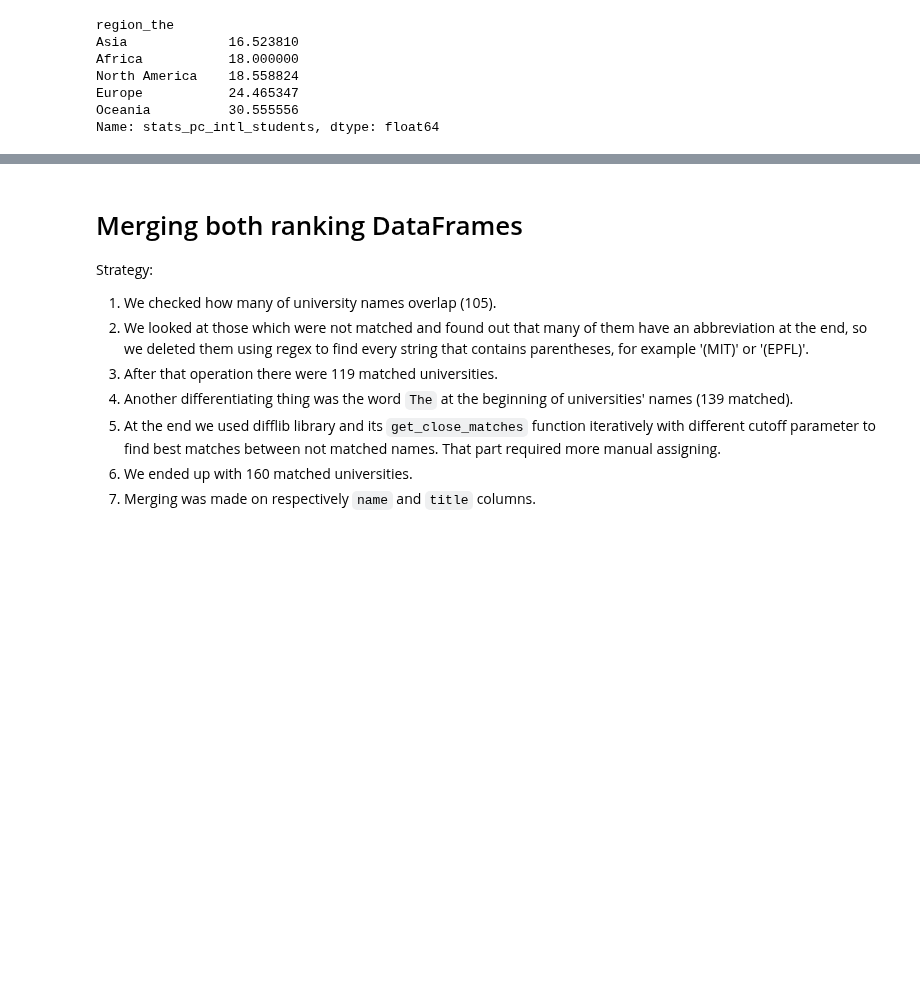
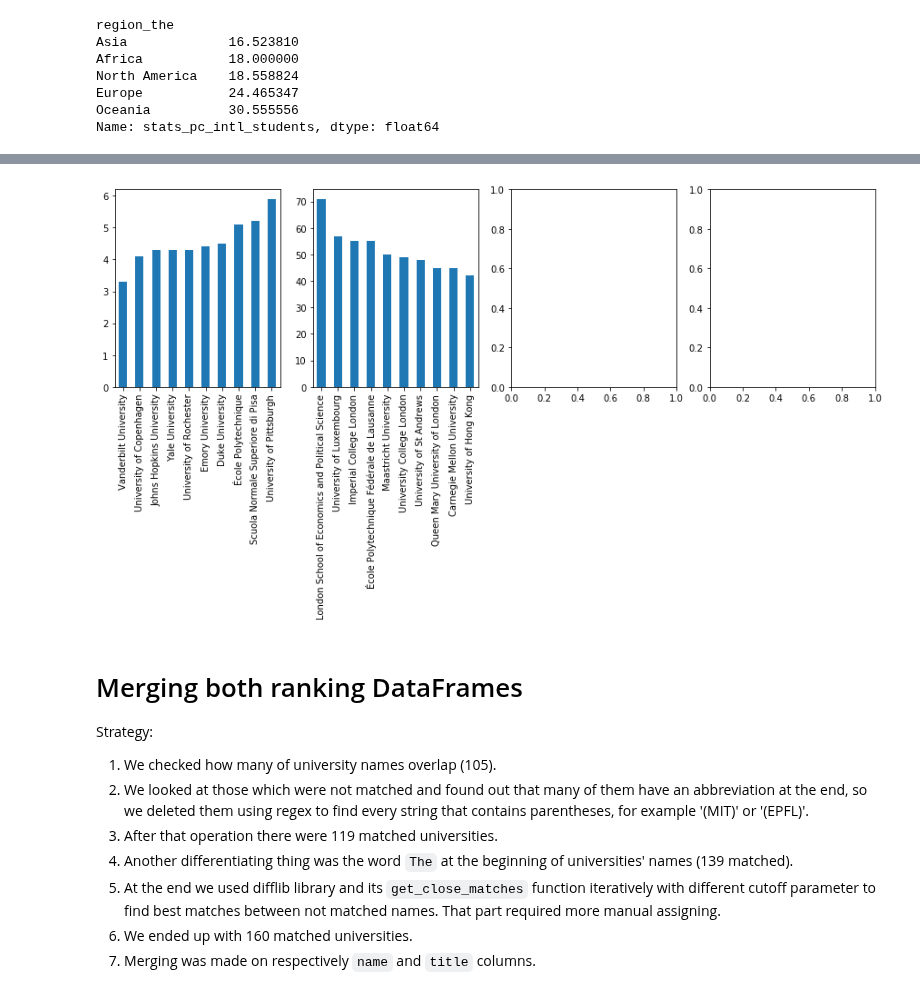
Before and after one commit to adamkozak/ADA2017-project, a Jupyter notebook: Homework/02 - Data from the Web/Homework 2.ipynb, the cells around one changed output, grey strips where cells are left out. Drawn from its saved outputs; the diff is of its cells as text; code cells hidden in the pictures; blank space fills up the shorter version.

Commit message:
schoolwise plots

```diff
--- a/Homework/02 - Data from the Web/Homework 2.ipynb
+++ b/Homework/02 - Data from the Web/Homework 2.ipynb
@@ -359,3 +379,27 @@ Name: stats_pc_intl_students, dtype: float64
+# %%
+#plt.bar(['a','b','c'],[1,2,3])
+#plt.bar(list(top_unis_times.loc[best_faculty_ratio.index]['name'].values),[0,1,2,3,4,5,6,7,8,9])
+#list(best_faculty_ratio.values)
+#plt.bar([1, 2, 3, 4], [1, 4, 9, 16],)
+#best_faculty_ratio.plot(x=top_unis_times.loc[best_faculty_ratio.index]['name'],kind='bar')
+#best_faculty_ratio.plot(kind='bar')
+#plt.xticks(list(best_faculty_ratio.index),['a','s','d','f','g','h','j','k','l','p'])
+#plt.xticks(range(0,10),['a','s','d','f','g','h','j','k','l','p'])
+
+fig,axs = plt.subplots(1,4)
+fig.set_figwidth(15)
+
+plt.sca(axs[0])
+best_faculty_ratio.plot(kind='bar')
+plt.xticks(range(0,10),list(top_unis_times.loc[best_faculty_ratio.index]['name'].values))
+
+plt.sca(axs[1])
+best_intl_desc.plot(kind='bar')
+plt.xticks(range(0,10),list(top_unis_times.loc[best_intl_desc.index]['name'].values))
+
+plt.show()
+# %% [output]
+[figure, added]
 # %% [markdown]
 # Merging both ranking DataFrames
 Strategy:
```
Also changed, not shown: parts of 4 cells of this notebook.
